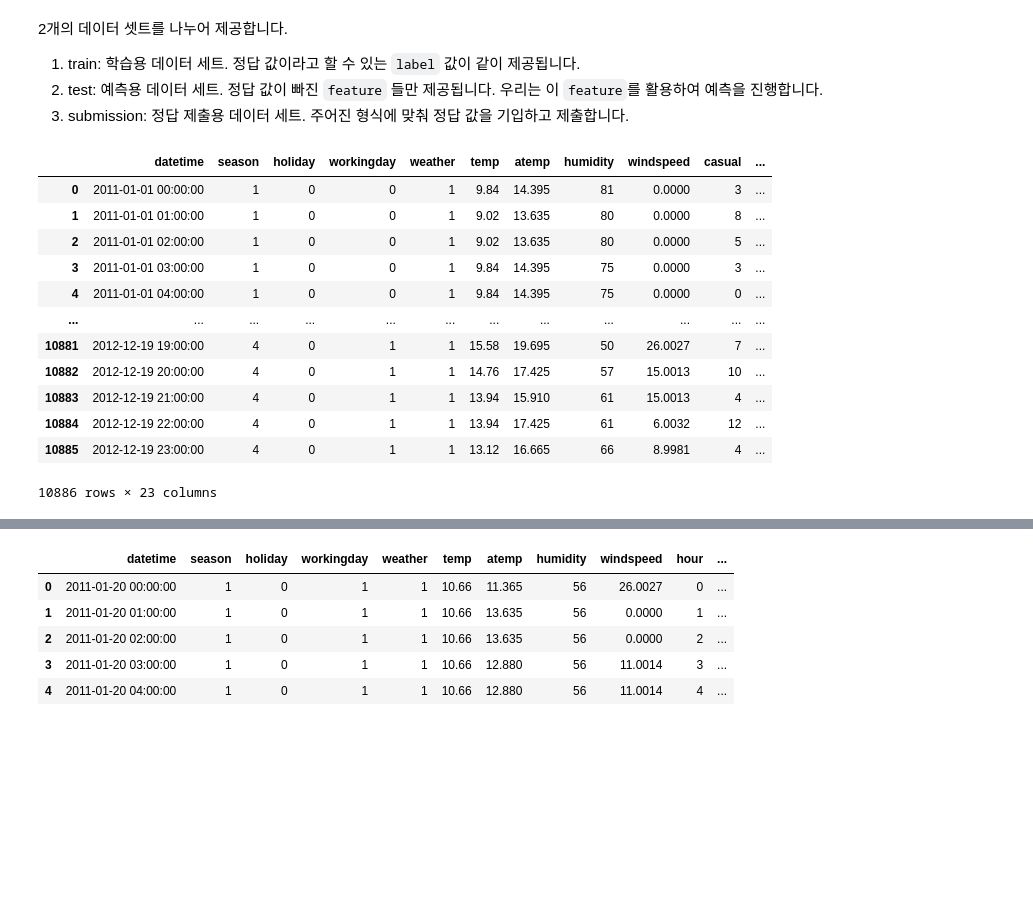
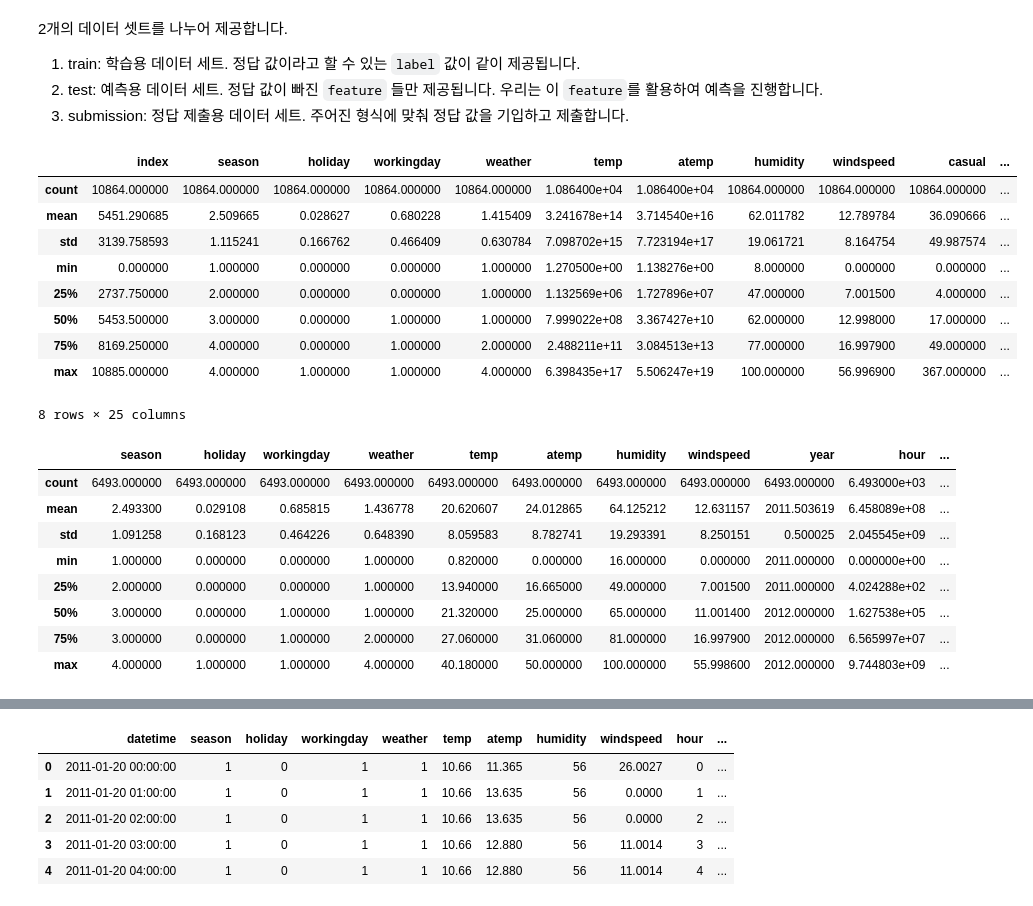
Before and after one commit to oms1226/20211018_1029_cdsipython, a Jupyter notebook: miniproject/MINI PROJECT _ Project-Bike-Demand-Prediction-Refactoring.ipynb, the cells around one changed output, grey strips where cells are left out. Saved outputs shown, nothing was run; the diff lists cells and outputs as text; code cells hidden in the pictures; blank space fills up the shorter version.

```diff
--- a/miniproject/MINI PROJECT _ Project-Bike-Demand-Prediction-Refactoring.ipynb
+++ b/miniproject/MINI PROJECT _ Project-Bike-Demand-Prediction-Refactoring.ipynb
@@ -117,6 +113,9 @@ submission = pd.read_csv(os.path.join(DATA_DIR, project_name, 'submission.csv'))
 1. train: 학습용 데이터 세트. 정답 값이라고 할 수 있는 `label` 값이 같이 제공됩니다.
 2. test: 예측용 데이터 세트. 정답 값이 빠진 `feature` 들만 제공됩니다. 우리는 이 `feature`를 활용하여 예측을 진행합니다.
 3. submission: 정답 제출용 데이터 세트. 주어진 형식에 맞춰 정답 값을 기입하고 제출합니다.
+# %%
+def calculation(t, w):
+    return 35.74 + 0.6215 * t - 35.75 * w ** 0.16 + 0.4275 * t * w ** 0.16
 # %%
 train['datetime'] = pd.to_datetime(train['datetime'], infer_datetime_format=True)
 train['year'] = train['datetime'].dt.year
@@ -146,6 +145,20 @@ train['windspeed_chg'] = train.windspeed_chg.fillna(0)
 train['weather_chg'] = train.weather.shift(1)
 train['weather_chg'] = train['weather'] - train['weather_chg']
 train['weather_chg'] = train.weather_chg.fillna(0)
+
+# train.loc[(train['windspeed'] == 0.0), 'windspeed'] = train['windspeed'].mean()
+train['temp_calc'] = calculation(train['temp'], train['windspeed'])
+train['temp_calc_diff'] = train['atemp'] - train['temp_calc']
+
+
+# train['windspeed'] =  np.log(train['windspeed'])
+# train.loc[((train['windspeed'] == np.inf) | (train['windspeed'] == -np.inf)), 'windspeed'] = 0
+train['hour'] =  np.expm1(train['hour'])
+train['temp'] =  np.expm1(train['temp'])
+train['atemp'] =  np.expm1(train['atemp'])
+
+train = train.drop(train[train['humidity'] == 0.0].index)
+train = train.reset_index()
 # %%
 test['datetime'] = pd.to_datetime(test['datetime'], infer_datetime_format=True)
 test['year'] = test['datetime'].dt.year
@@ -178,19 +201,28 @@ test['weather_chg'] = test.weather_chg.fillna(0)
 # %%
-train
+train.describe()
 # %% [output]
-|  | datetime | season | holiday | workingday | weather | temp | atemp | humidity | windspeed | casual | ... |
-| 0 | 2011-01-01 00:00:00 | 1 | 0 | 0 | 1 | 9.84 | 14.395 | 81 | 0.0000 | 3 | ... |
-| 1 | 2011-01-01 01:00:00 | 1 | 0 | 0 | 1 | 9.02 | 13.635 | 80 | 0.0000 | 8 | ... |
-| 2 | 2011-01-01 02:00:00 | 1 | 0 | 0 | 1 | 9.02 | 13.635 | 80 | 0.0000 | 5 | ... |
-| 3 | 2011-01-01 03:00:00 | 1 | 0 | 0 | 1 | 9.84 | 14.395 | 75 | 0.0000 | 3 | ... |
-| 4 | 2011-01-01 04:00:00 | 1 | 0 | 0 | 1 | 9.84 | 14.395 | 75 | 0.0000 | 0 | ... |
-| ... | ... | ... | ... | ... | ... | ... | ... | ... | ... | ... | ... |
-| 10881 | 2012-12-19 19:00:00 | 4 | 0 | 1 | 1 | 15.58 | 19.695 | 50 | 26.0027 | 7 | ... |
-| 10882 | 2012-12-19 20:00:00 | 4 | 0 | 1 | 1 | 14.76 | 17.425 | 57 | 15.0013 | 10 | ... |
-| 10883 | 2012-12-19 21:00:00 | 4 | 0 | 1 | 1 | 13.94 | 15.910 | 61 | 15.0013 | 4 | ... |
-| 10884 | 2012-12-19 22:00:00 | 4 | 0 | 1 | 1 | 13.94 | 17.425 | 61 | 6.0032 | 12 | ... |
-| 10885 | 2012-12-19 23:00:00 | 4 | 0 | 1 | 1 | 13.12 | 16.665 | 66 | 8.9981 | 4 | ... |
+|  | index | season | holiday | workingday | weather | temp | atemp | humidity | windspeed | casual | ... |
+| count | 10864.000000 | 10864.000000 | 10864.000000 | 10864.000000 | 10864.000000 | 1.086400e+04 | 1.086400e+04 | 10864.000000 | 10864.000000 | 10864.000000 | ... |
+| mean | 5451.290685 | 2.509665 | 0.028627 | 0.680228 | 1.415409 | 3.241678e+14 | 3.714540e+16 | 62.011782 | 12.789784 | 36.090666 | ... |
+| std | 3139.758593 | 1.115241 | 0.166762 | 0.466409 | 0.630784 | 7.098702e+15 | 7.723194e+17 | 19.061721 | 8.164754 | 49.987574 | ... |
+| min | 0.000000 | 1.000000 | 0.000000 | 0.000000 | 1.000000 | 1.270500e+00 | 1.138276e+00 | 8.000000 | 0.000000 | 0.000000 | ... |
+| 25% | 2737.750000 | 2.000000 | 0.000000 | 0.000000 | 1.000000 | 1.132569e+06 | 1.727896e+07 | 47.000000 | 7.001500 | 4.000000 | ... |
+| 50% | 5453.500000 | 3.000000 | 0.000000 | 1.000000 | 1.000000 | 7.999022e+08 | 3.367427e+10 | 62.000000 | 12.998000 | 17.000000 | ... |
+| 75% | 8169.250000 | 4.000000 | 0.000000 | 1.000000 | 2.000000 | 2.488211e+11 | 3.084513e+13 | 77.000000 | 16.997900 | 49.000000 | ... |
+| max | 10885.000000 | 4.000000 | 1.000000 | 1.000000 | 4.000000 | 6.398435e+17 | 5.506247e+19 | 100.000000 | 56.996900 | 367.000000 | ... |
-10886 rows × 23 columns
+8 rows × 25 columns
+# %%
+test.describe()
+# %% [output]
+|  | season | holiday | workingday | weather | temp | atemp | humidity | windspeed | year | hour | ... |
+| count | 6493.000000 | 6493.000000 | 6493.000000 | 6493.000000 | 6493.000000 | 6493.000000 | 6493.000000 | 6493.000000 | 6493.000000 | 6.493000e+03 | ... |
+| mean | 2.493300 | 0.029108 | 0.685815 | 1.436778 | 20.620607 | 24.012865 | 64.125212 | 12.631157 | 2011.503619 | 6.458089e+08 | ... |
+| std | 1.091258 | 0.168123 | 0.464226 | 0.648390 | 8.059583 | 8.782741 | 19.293391 | 8.250151 | 0.500025 | 2.045545e+09 | ... |
+| min | 1.000000 | 0.000000 | 0.000000 | 1.000000 | 0.820000 | 0.000000 | 16.000000 | 0.000000 | 2011.000000 | 0.000000e+00 | ... |
+| 25% | 2.000000 | 0.000000 | 0.000000 | 1.000000 | 13.940000 | 16.665000 | 49.000000 | 7.001500 | 2011.000000 | 4.024288e+02 | ... |
+| 50% | 3.000000 | 0.000000 | 1.000000 | 1.000000 | 21.320000 | 25.000000 | 65.000000 | 11.001400 | 2012.000000 | 1.627538e+05 | ... |
+| 75% | 3.000000 | 0.000000 | 1.000000 | 2.000000 | 27.060000 | 31.060000 | 81.000000 | 16.997900 | 2012.000000 | 6.565997e+07 | ... |
+| max | 4.000000 | 1.000000 | 1.000000 | 4.000000 | 40.180000 | 50.000000 | 100.000000 | 55.998600 | 2012.000000 | 9.744803e+09 | ... |
 # %%
 train.isna().sum()
 # %% [output]
```
Also changed, not shown: parts of 23 cells of this notebook, 4 other files.
